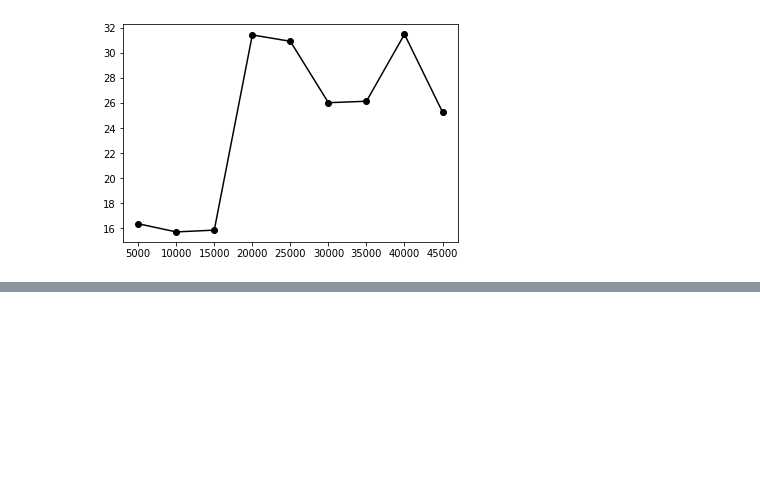
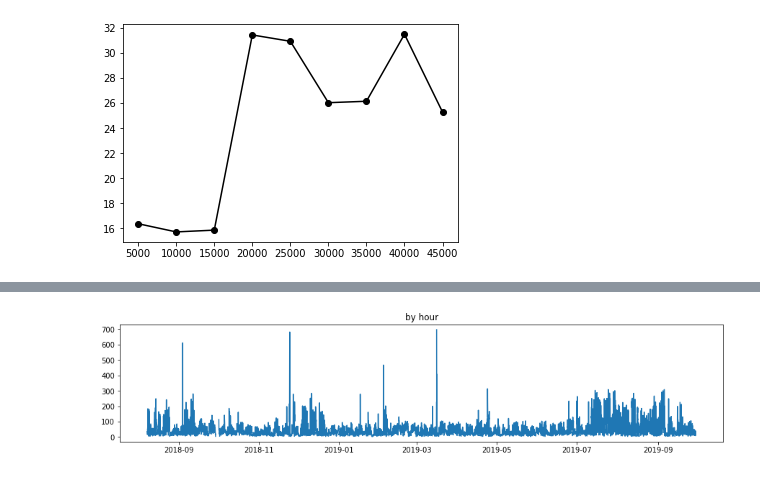
Before and after one commit to aety/insight, a Jupyter notebook: RATP/air/pickleToData_PROPHET_hourly.ipynb, the cells around one changed output, grey strips where cells are left out. Drawn from its saved outputs; the diff is of its cells as text; code cells hidden in the pictures; blank space fills up the shorter version.

```diff
--- a/RATP/air/pickleToData_PROPHET_hourly.ipynb
+++ b/RATP/air/pickleToData_PROPHET_hourly.ipynb
@@ -170,0 +138,84 @@ plt.plot(nSampleArr,SMAPE_arr,'o-k')
+# %%
+# load JSON
+import json
+import pandas as pd
+import numpy as np
+
+SMAPE_arr = []
+nSampleArr = [10000]
+
+for i in nSampleArr:
+
+    print(i)
+    n_samples = i
+
+    # hourly data
+    data = pd.read_pickle('franklin-d-roosevelt/airQualityDataframe-franklin-d-roosevelt-PM10.pkl')
+    data = data.sort_values(by=['ds'])
+    data['just_date'] = data['ds'].dt.date
+    temp = data.iloc[-1,:]
+    firstDate = temp['just_date']
+
+    t_start = len(data) - n_samples
+    df_h = data[t_start:(t_start+n_samples)]
+
+    import matplotlib.pyplot as plt
+    pd.plotting.register_matplotlib_converters() # this resolves some issues with data type
+    plt.figure(figsize=(15,3))
+    plt.plot(df_h['ds'],df_h['y'])
+    plt.title('by hour')
+
+    df = df_h # select daily or hourly daya
+    n_prd = 336
+
+    from fbprophet import Prophet
+
+    m = Prophet(changepoint_prior_scale=1) #  Increasing scale will make the trend more flexible:
+    m.fit(df)
+    future = m.make_future_dataframe(periods=n_prd, freq='H')
+    forecast = m.predict(future)
+    pd.plotting.register_matplotlib_converters() # this resolves some issues with data type
+    fig = m.plot(forecast)
+    components_fig = m.plot_components(forecast)
+
+    from fbprophet.plot import add_changepoints_to_plot
+    fig = m.plot(forecast)
+    a = add_changepoints_to_plot(fig.gca(), m, forecast)
+
+    # PROPHET validation
+    from fbprophet.diagnostics import cross_validation
+    horInt = int(365*i/50000)
+    df_cv = cross_validation(m, horizon = str(horInt) + ' days') # horizon: forecast ; initial: training (default: 3x horizon);
+    df_cv.head()
+
+    # Performance metrics
+    from fbprophet.diagnostics import performance_metrics
+    df_p = performance_metrics(df_cv)
+    df_p.head()
+
+    # mean squared error (MSE), root mean squared error (RMSE), mean absolute error (MAE), mean absolute percent error (MAPE)
+    # computed on a rolling window of the predictions in df_cv after sorting by horizon (ds minus cutoff).
+    # By default, 10% of the predictions in each window (can be changed)
+    # high rollingwindow --> smoother average curve
+
+    # Visualize cross-validation
+    from fbprophet.plot import plot_cross_validation_metric
+    fig = plot_cross_validation_metric(df_cv, metric='mape')
+
+    # Percentage errors
+    mape = 100*sum(abs( (df_cv.yhat - df_cv.y) / df_cv.y) ) / len(df_cv) # MAPE
+    smape = 100*sum( abs(df_cv.yhat - df_cv.y) / (abs(df_cv.yhat) + abs(df_cv.y)) ) /len(df_cv) / 2 # SMAPE
+    print('MAPE = ' + str(mape) + '%')
+    print('SMAPE = ' + str(smape) + '%')
+    SMAPE_arr.append(smape)
+
+import pickle
+pkl_path = "franklin-d-roosevelt/PM10_hourly_m.pkl"
+with open(pkl_path, "wb") as f:
+    # Pickle the 'Prophet' model using the highest protocol available.
+    pickle.dump(m, f)
+
+# save the dataframe
+forecast.to_pickle("franklin-d-roosevelt/PM10_hourly_forecast.pkl")
+print("*** Data Saved ***")
+# %% [output]
@@ -170,0 +228 @@ plt.plot(nSampleArr,SMAPE_arr,'o-k')
+[figure, added]
```
Also changed, not shown: parts of 3 cells of this notebook, 3 other files.
